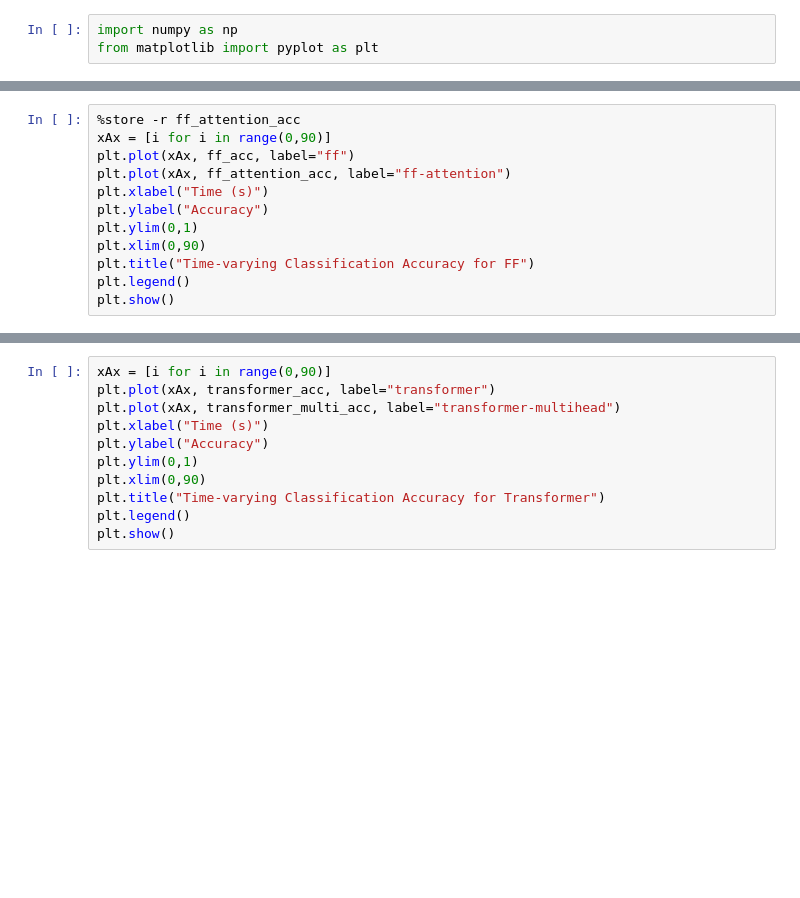
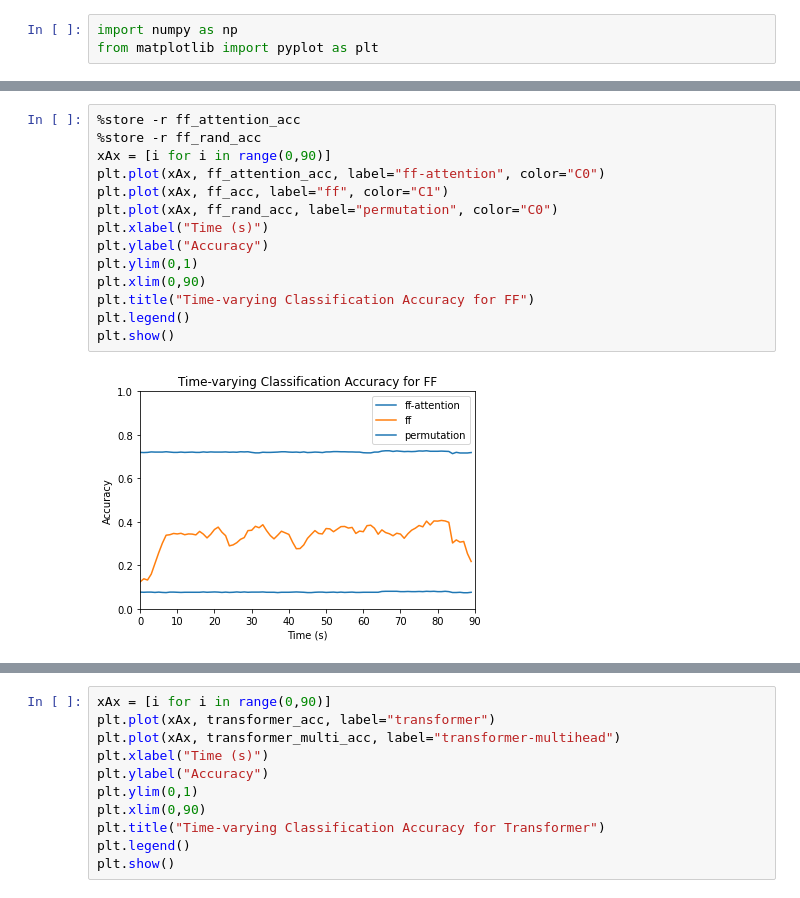
Before and after one commit to axgu/srp-lab-notebook, a Jupyter notebook: hcp_data/figures.ipynb, the cells around one changed output, grey strips where cells are left out. Cells and saved outputs as stored; diff of their text form; blank space fills up the shorter version.

```diff
--- a/hcp_data/figures.ipynb
+++ b/hcp_data/figures.ipynb
@@ -42,15 +42,19 @@ NameError: name 'plt' is not defined
 # %%
 %store -r ff_attention_acc
+%store -r ff_rand_acc
 xAx = [i for i in range(0,90)]
-plt.plot(xAx, ff_acc, label="ff")
-plt.plot(xAx, ff_attention_acc, label="ff-attention")
+plt.plot(xAx, ff_attention_acc, label="ff-attention", color="C0")
+plt.plot(xAx, ff_acc, label="ff", color="C1")
+plt.plot(xAx, ff_rand_acc, label="permutation", color="C0")
 plt.xlabel("Time (s)")
 plt.ylabel("Accuracy")
 plt.ylim(0,1)
 plt.xlim(0,90)
 plt.title("Time-varying Classification Accuracy for FF")
 plt.legend()
 plt.show()
+# %% [output]
+[figure, added]
 # %%
 %store -r transformer_multi_acc
 %store -r transformer_pos_acc
```
Also changed, not shown: parts of 4 cells of this notebook, 13 other files.
